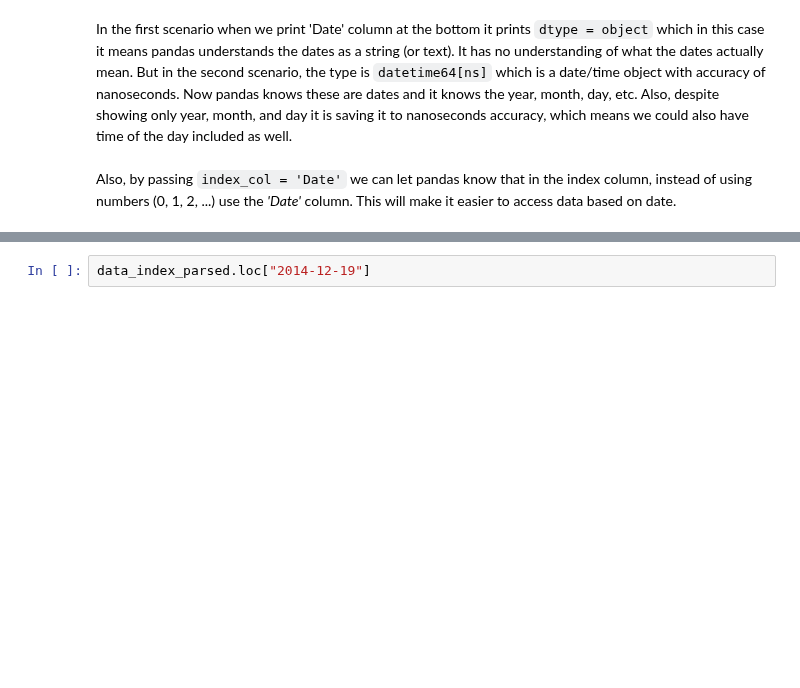
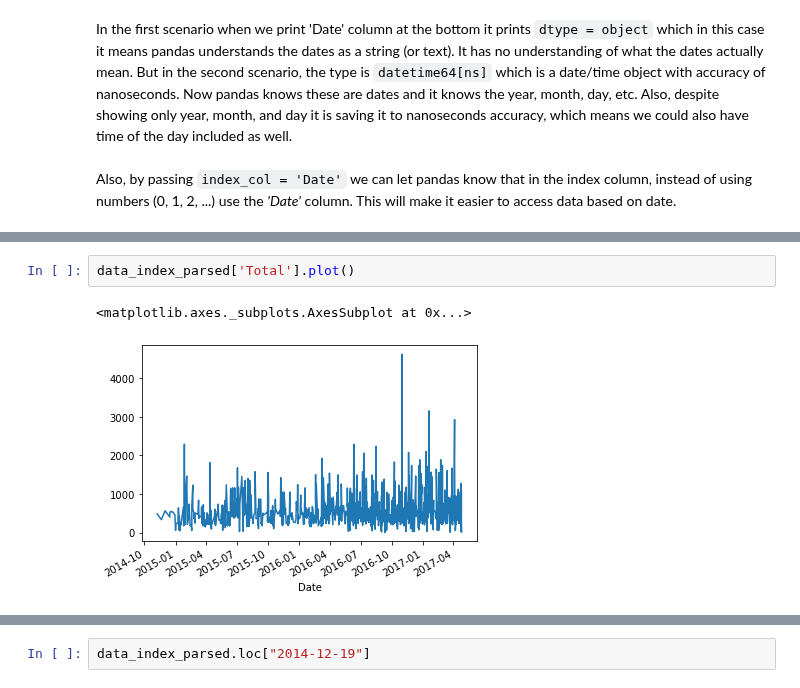
Before and after one commit to 3springs/deep_ml_curriculum, a Jupyter notebook: notebooks/06 Time Series Analysis/TSA.ipynb, the cells around one changed output, grey strips where cells are left out. Saved outputs shown, nothing was run; the diff lists cells and outputs as text; blank space fills up the shorter version.

```diff
--- a/notebooks/06 Time Series Analysis/TSA.ipynb
+++ b/notebooks/06 Time Series Analysis/TSA.ipynb
@@ -86,0 +90,5 @@ DatetimeIndex(['2014-11-08', '2014-11-20', '2014-12-01', '2014-12-15',
+# %%
+data_index_parsed['Total'].plot()
+# %% [output]
+<matplotlib.axes._subplots.AxesSubplot at 0x...>
+[figure, added]
```
Also changed, not shown: parts of 50 cells of this notebook.
